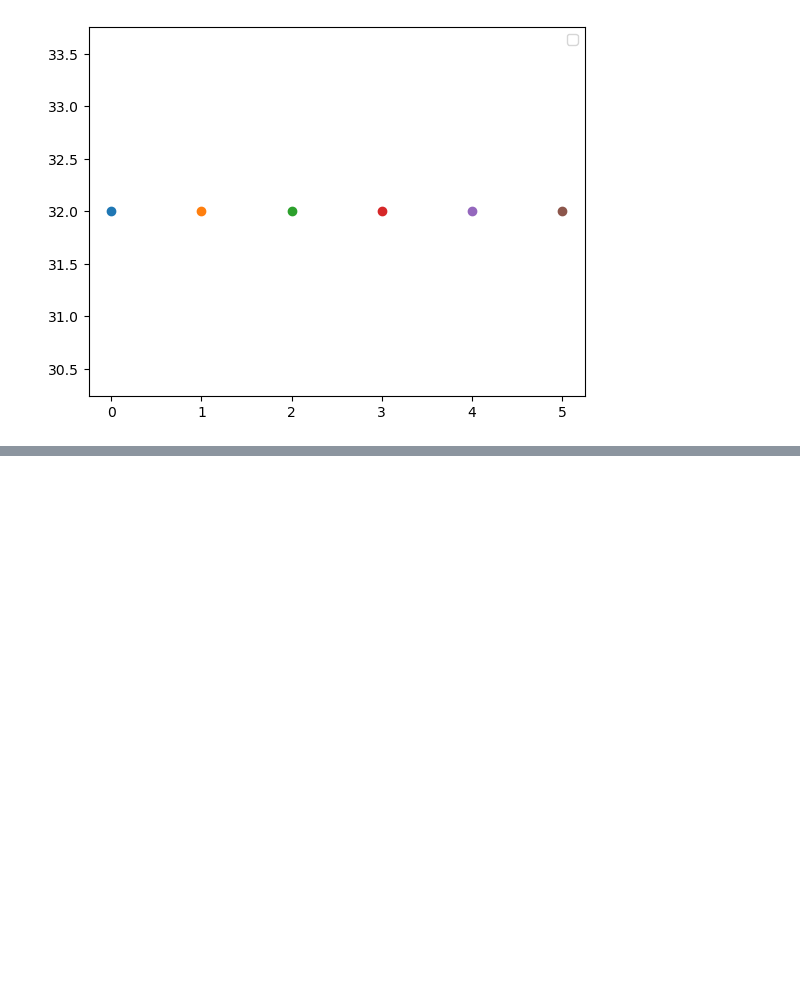
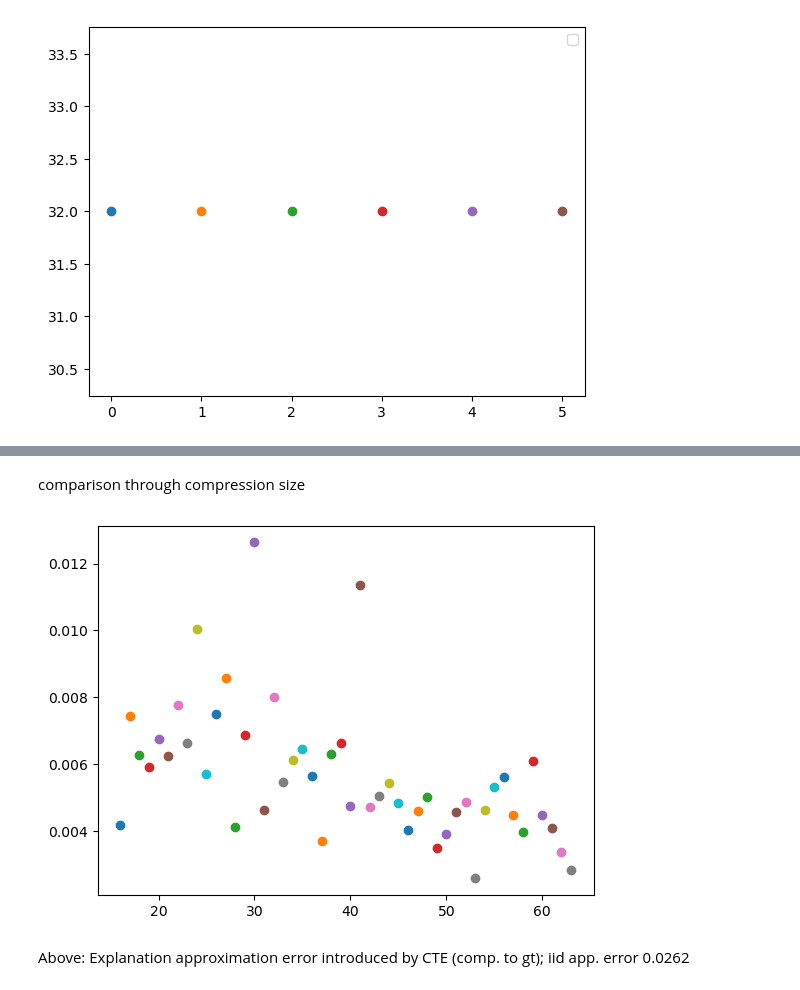
Before and after one commit to kateqwerty001/bsc-compress-then-explain, a Jupyter notebook: examples/cte_hyperparameters_tests.ipynb, the cells around one changed output, grey strips where cells are left out. Saved outputs shown, nothing was run; the diff lists cells and outputs as text; code cells hidden in the pictures; blank space fills up the shorter version.

```diff
--- a/examples/cte_hyperparameters_tests.ipynb
+++ b/examples/cte_hyperparameters_tests.ipynb
@@ -164,0 +217,15 @@ plt.show()
+# %% [markdown]
+comparison through compression size
+# %%
+
+for i in range(16,64):
+    id_cte = compress.compresspp_kt(X_test, kernel_type=b"gaussian", k_params=np.array([sigma**2]), num_bins=i, seed=0)
+    X_cte = X_test[id_cte]
+    masker_cte = shap.maskers.Independent(X_cte, max_samples=X_cte.shape[0])
+    explainer_cte = shap.PermutationExplainer(lambda x: model.predict_proba(x)[:, 1], masker_cte, seed=0)
+    shap_cte = explainer_cte(X_test)
+    plt.scatter(i, metric_mae(shap_gt.values, shap_cte.values))
+# %% [output]
+[figure, added]
+# %% [markdown]
+Above: Explanation approximation error introduced by CTE (comp. to gt); iid app. error 0.0262
```
Also changed, not shown: parts of 7 cells of this notebook, 2 other files.
